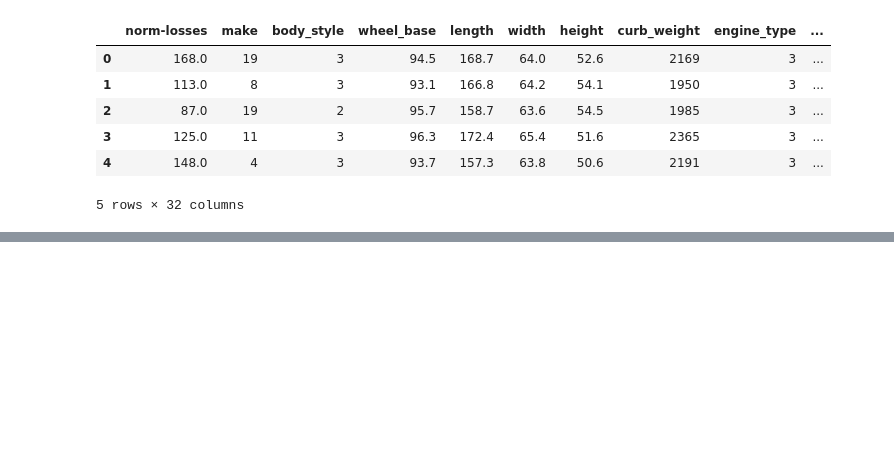
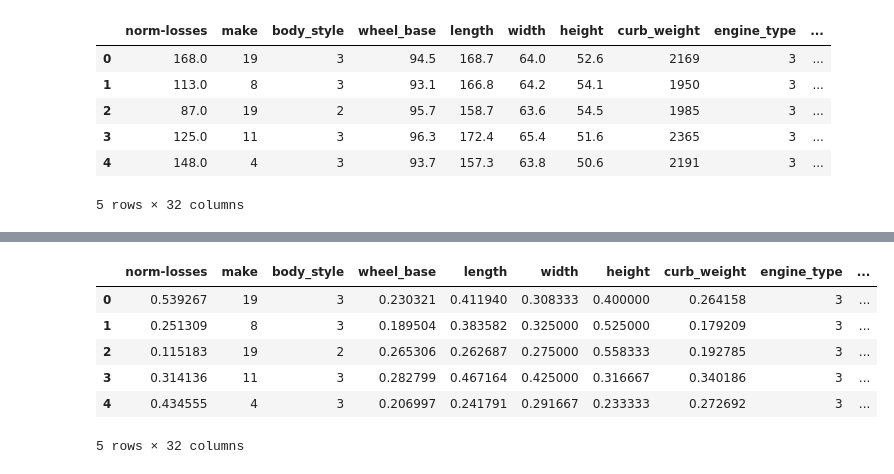
Before and after one commit to tmskss/automobile-classification-assignment, a Jupyter notebook: main.ipynb, the cells around one changed output, grey strips where cells are left out. Drawn from its saved outputs; the diff is of its cells as text; code cells hidden in the pictures; blank space fills up the shorter version.

```diff
--- a/main.ipynb
+++ b/main.ipynb
@@ -403,0 +429,10 @@ df.head()
+# %%
+df.head()
+# %% [output]
+|  | norm-losses | make | body_style | wheel_base | length | width | height | curb_weight | engine_type | ... |
+| 0 | 0.539267 | 19 | 3 | 0.230321 | 0.411940 | 0.308333 | 0.400000 | 0.264158 | 3 | ... |
+| 1 | 0.251309 | 8 | 3 | 0.189504 | 0.383582 | 0.325000 | 0.525000 | 0.179209 | 3 | ... |
+| 2 | 0.115183 | 19 | 2 | 0.265306 | 0.262687 | 0.275000 | 0.558333 | 0.192785 | 3 | ... |
+| 3 | 0.314136 | 11 | 3 | 0.282799 | 0.467164 | 0.425000 | 0.316667 | 0.340186 | 3 | ... |
+| 4 | 0.434555 | 4 | 3 | 0.206997 | 0.241791 | 0.291667 | 0.233333 | 0.272692 | 3 | ... |
+5 rows × 32 columns
```
Also changed, not shown: parts of 4 cells of this notebook.
